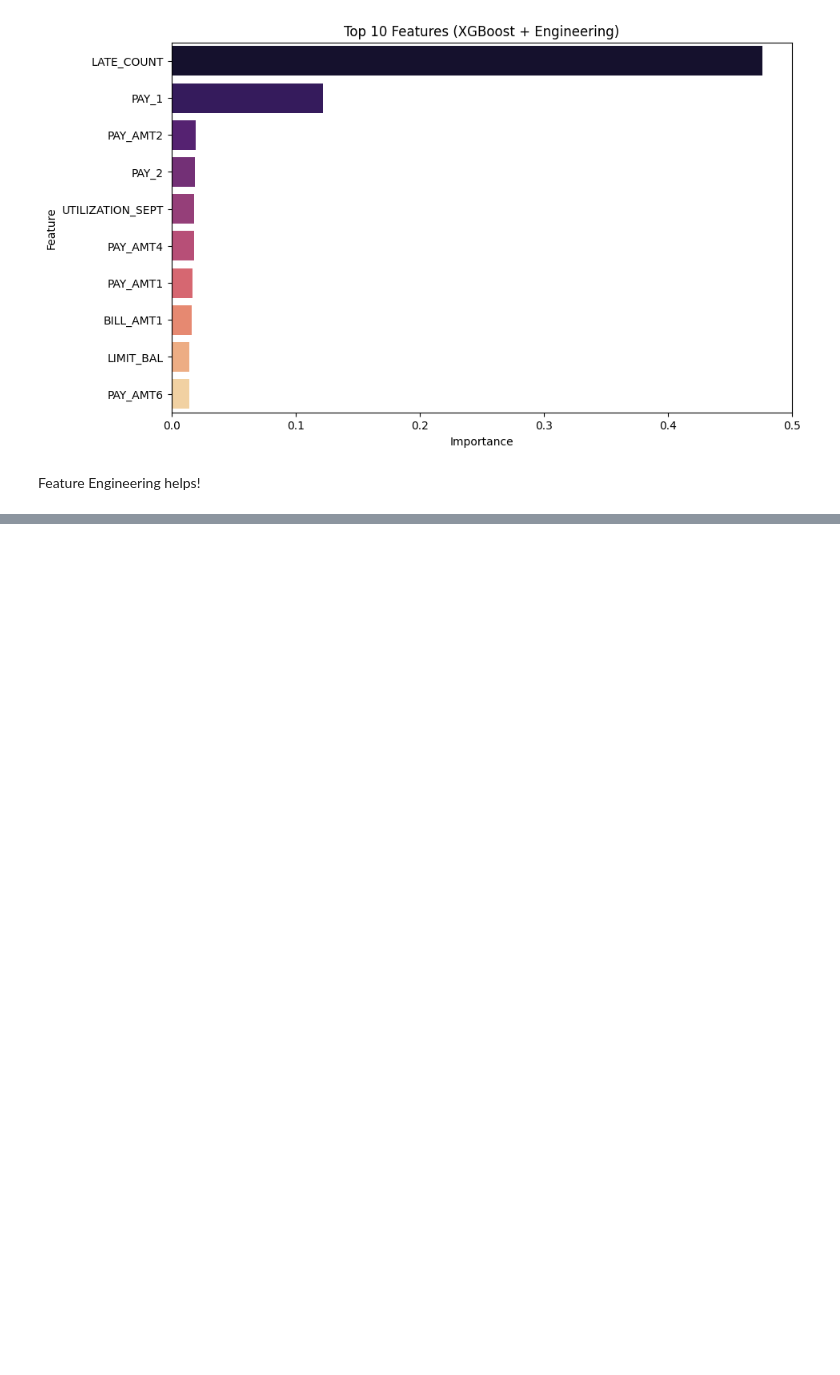
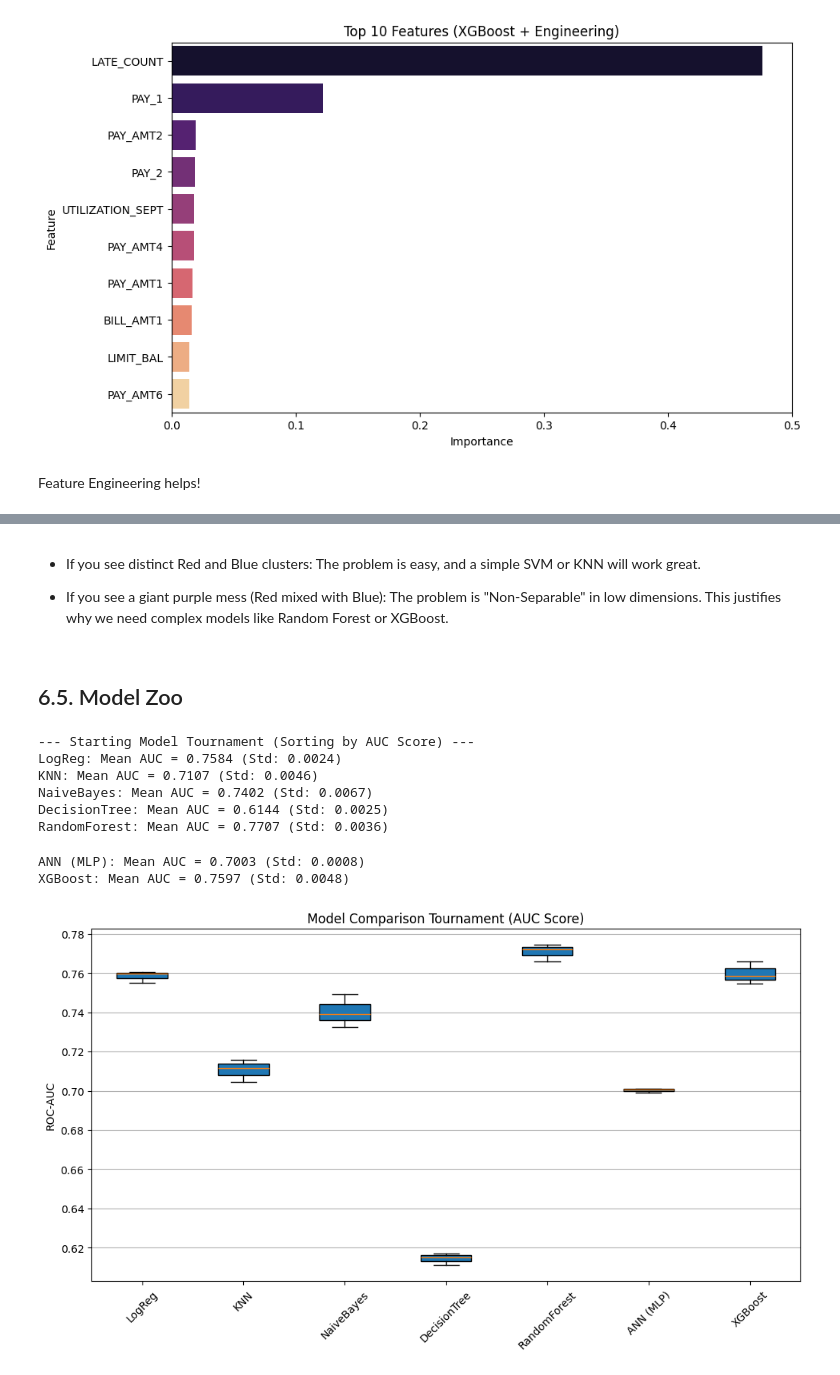
Before and after one commit to dakboiszzz/credit-default-insights, a Jupyter notebook: notebooks/data_exploration.ipynb, the cells around one changed output, grey strips where cells are left out. Saved outputs shown, nothing was run; the diff lists cells and outputs as text; code cells hidden in the pictures; blank space fills up the shorter version.

Commit message:
Final score

```diff
--- a/notebooks/data_exploration.ipynb
+++ b/notebooks/data_exploration.ipynb
@@ -1154,0 +1216,58 @@ print(mi_df.tail(5))
+# %% [markdown]
+- If you see distinct Red and Blue clusters: The problem is easy, and a simple SVM or KNN will work great.
+
+- If you see a giant purple mess (Red mixed with Blue): The problem is "Non-Separable" in low dimensions. This justifies why we need complex models like Random Forest or XGBoost.
+# %% [markdown]
+## 6.5. Model Zoo
+# %%
+from sklearn.neighbors import KNeighborsClassifier
+from sklearn.svm import SVC
+from sklearn.naive_bayes import GaussianNB
+from sklearn.tree import DecisionTreeClassifier
+from sklearn.neural_network import MLPClassifier
+from sklearn.model_selection import cross_val_score
+from xgboost import XGBClassifier
+
+# 1. Define the Zoo
+models = [
+    ('LogReg', LogisticRegression(solver='liblinear', class_weight='balanced', random_state=42)),
+    ('KNN', KNeighborsClassifier(n_neighbors=5)), # Note: KNN is slow with many features
+    ('NaiveBayes', GaussianNB()),
+    ('DecisionTree', DecisionTreeClassifier(class_weight='balanced', random_state=42)),
+    ('RandomForest', RandomForestClassifier(class_weight='balanced', random_state=42)),
+    ('ANN (MLP)', MLPClassifier(hidden_layer_sizes=(100, 50), max_iter=300, random_state=42)),
+    ('XGBoost', XGBClassifier(scale_pos_weight=ratio, eval_metric='auc', random_state=42))
+    # Note: SVM is excluded here purely because it takes FOREVER on 20k+ rows without specific optimization.
+    # If you want it, we can add LinearSVC.
+]
+
+# 2. The Tournament Loop
+results = []
+names = []
+print("--- Starting Model Tournament (Sorting by AUC Score) ---")
+
+for name, model in models:
+    # We use Cross-Validation (3 folds) to be fair
+    cv_scores = cross_val_score(model, X_train_eng_df, y_train, cv=3, scoring='roc_auc')
+    results.append(cv_scores)
+    names.append(name)
+    print(f"{name}: Mean AUC = {cv_scores.mean():.4f} (Std: {cv_scores.std():.4f})")
+
+# 3. Visualize the Winner
+plt.figure(figsize=(12, 6))
+plt.boxplot(results, labels=names, patch_artist=True)
+plt.title('Model Comparison Tournament (AUC Score)')
+plt.ylabel('ROC-AUC')
+plt.xticks(rotation=45)
+plt.grid(True, axis='y')
+plt.show()
+# %% [output]
+--- Starting Model Tournament (Sorting by AUC Score) ---
+LogReg: Mean AUC = 0.7584 (Std: 0.0024)
+KNN: Mean AUC = 0.7107 (Std: 0.0046)
+NaiveBayes: Mean AUC = 0.7402 (Std: 0.0067)
+DecisionTree: Mean AUC = 0.6144 (Std: 0.0025)
+RandomForest: Mean AUC = 0.7707 (Std: 0.0036)
+ANN (MLP): Mean AUC = 0.7003 (Std: 0.0008)
+XGBoost: Mean AUC = 0.7597 (Std: 0.0048)
+[figure, added]
```
Also changed, not shown: parts of 14 cells of this notebook.
